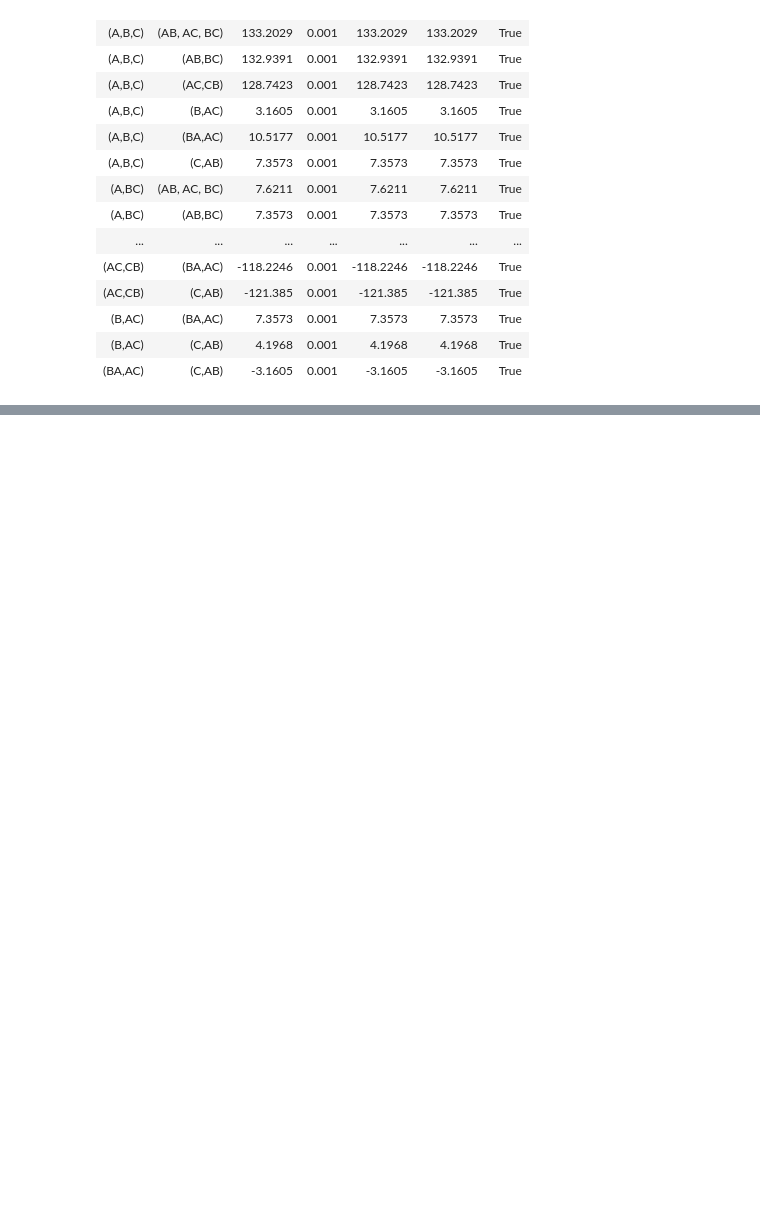
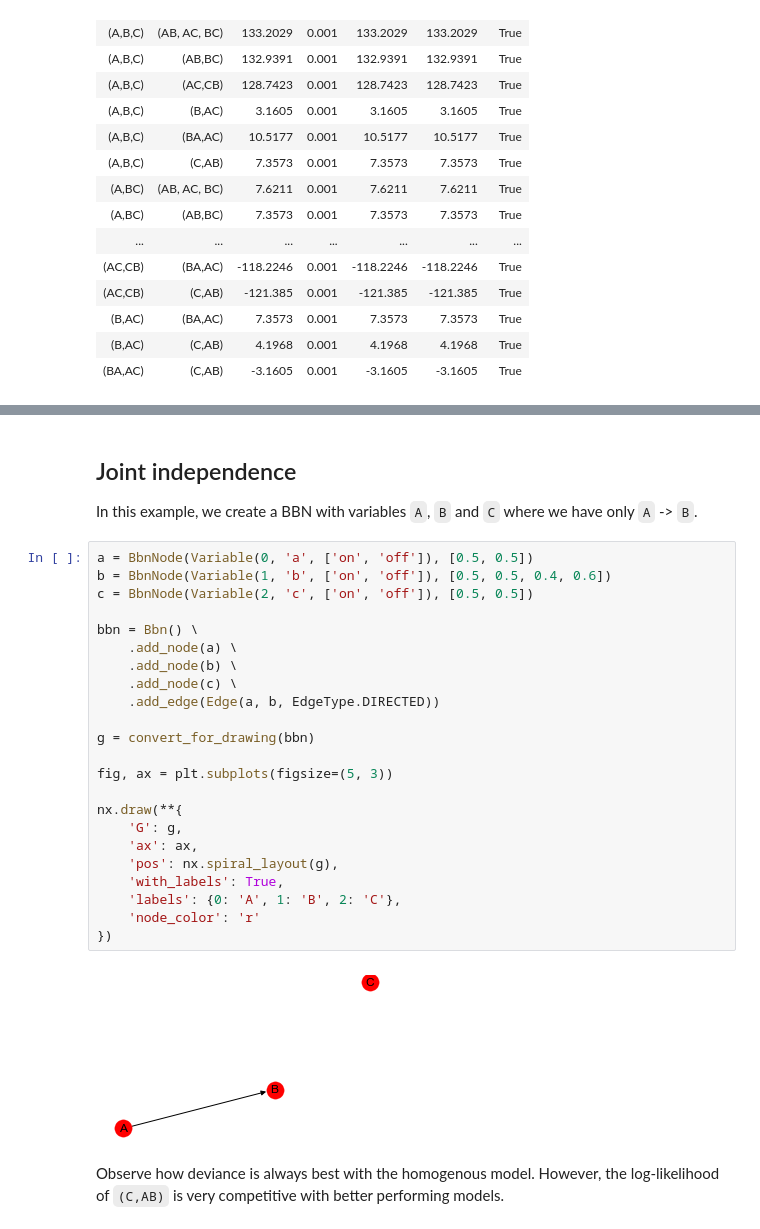
Before and after one commit to oneoffcoder/books, a Jupyter notebook: sphinx/datascience/source/log-linear-graphical.ipynb, the cells around one changed output, grey strips where cells are left out. Saved outputs shown, nothing was run; the diff lists cells and outputs as text; blank space fills up the shorter version.

```diff
--- a/sphinx/datascience/source/log-linear-graphical.ipynb
+++ b/sphinx/datascience/source/log-linear-graphical.ipynb
@@ -208,0 +430,31 @@ Multiple Comparison of Means - Tukey HSD, FWER=0.05
+# %% [markdown]
+## Joint independence
+
+In this example, we create a BBN with variables `A`, `B` and `C` where we have only `A` -> `B`.
+# %%
+a = BbnNode(Variable(0, 'a', ['on', 'off']), [0.5, 0.5])
+b = BbnNode(Variable(1, 'b', ['on', 'off']), [0.5, 0.5, 0.4, 0.6])
+c = BbnNode(Variable(2, 'c', ['on', 'off']), [0.5, 0.5])
+
+bbn = Bbn() \
+    .add_node(a) \
+    .add_node(b) \
+    .add_node(c) \
+    .add_edge(Edge(a, b, EdgeType.DIRECTED))
+
+g = convert_for_drawing(bbn)
+
+fig, ax = plt.subplots(figsize=(5, 3))
+
+nx.draw(**{
+    'G': g,
+    'ax': ax,
+    'pos': nx.spiral_layout(g),
+    'with_labels': True,
+    'labels': {0: 'A', 1: 'B', 2: 'C'},
+    'node_color': 'r'
+})
+# %% [output]
+[figure, added]
+# %% [markdown]
+Observe how deviance is always best with the homogenous model. However, the log-likelihood of `(C,AB)` is very competitive with better performing models.
```
Also changed, not shown: parts of 23 cells of this notebook, 1 other file.
